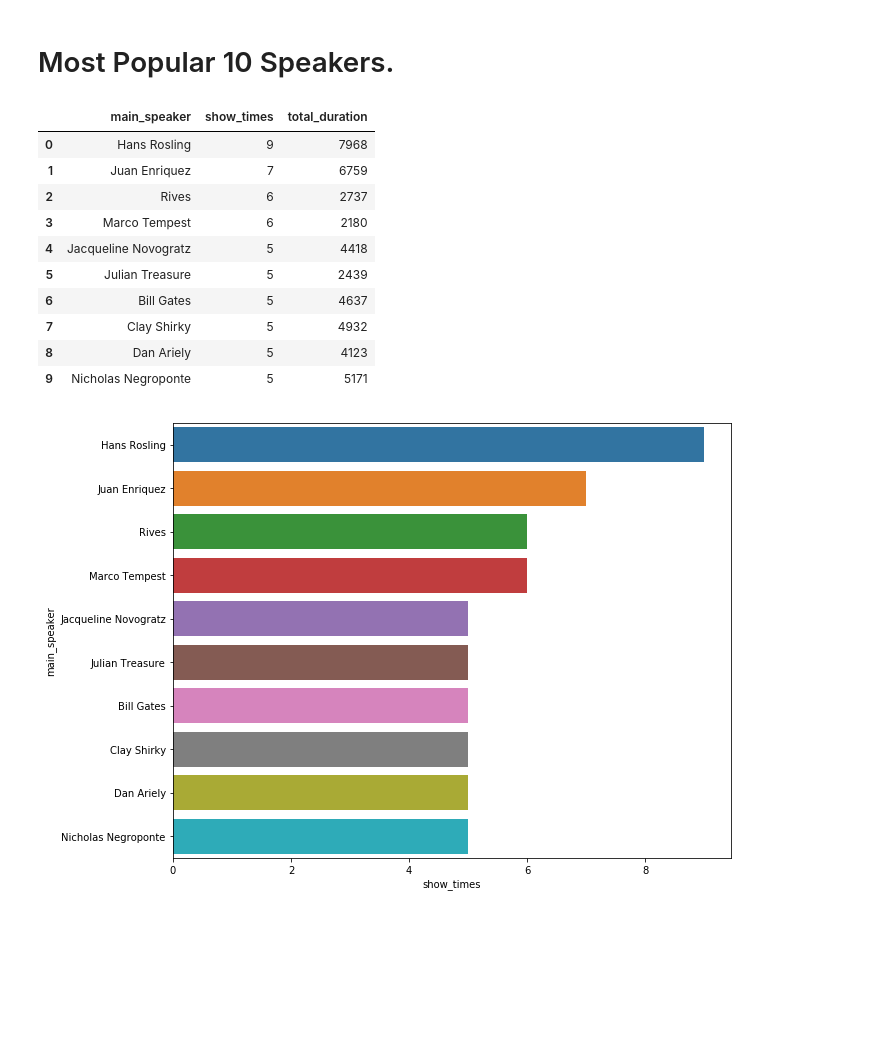
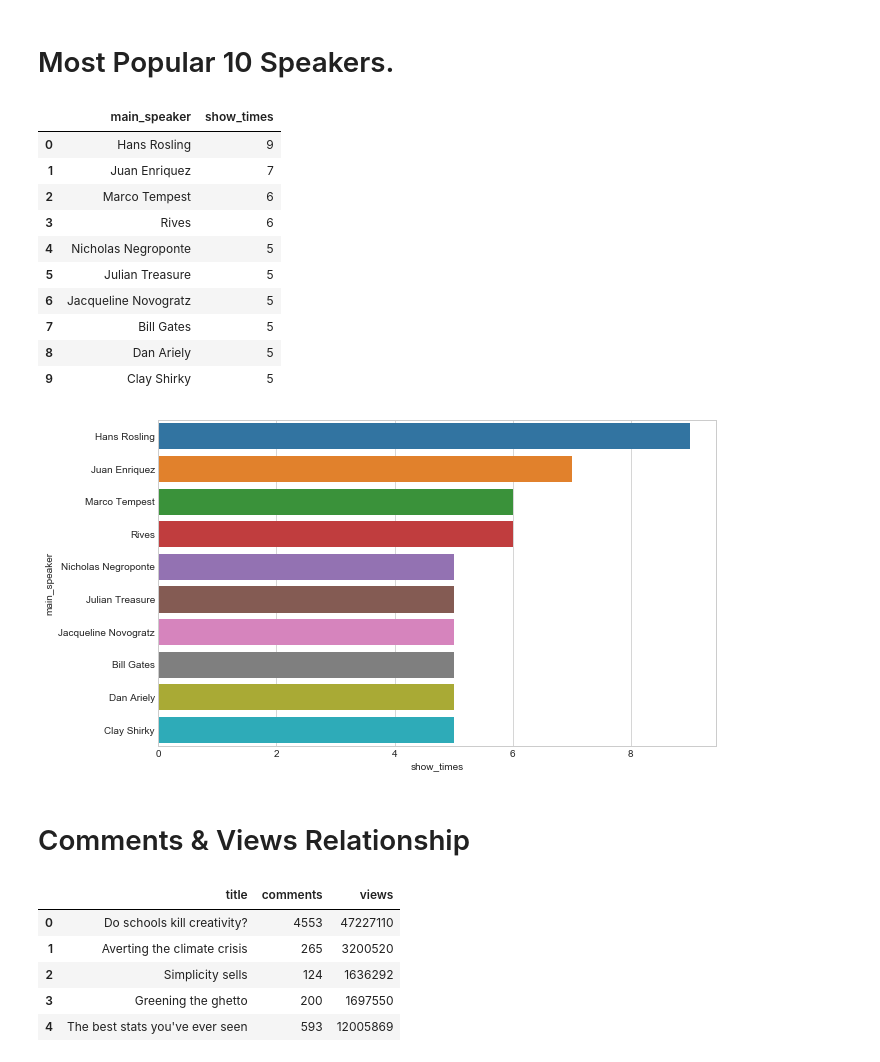
Before and after one commit to MengYao89/Data_Analysis, a Jupyter notebook: Real_World_Data_Analysis/TED_Talks/TED_Talk_Analysis.ipynb, the cells around one changed output. Cells and saved outputs as stored; diff of their text form; code cells hidden in the pictures; blank space fills up the shorter version.

```diff
--- a/Real_World_Data_Analysis/TED_Talks/TED_Talk_Analysis.ipynb
+++ b/Real_World_Data_Analysis/TED_Talks/TED_Talk_Analysis.ipynb
@@ -108,15 +104,0 @@ convert the Unix timestamps into a human readable format.
-# %%
-import datetime
-
-# timestamp to readable time transfer function
-def unix_data_to_normal(time_stamp):
-    return datetime.datetime.fromtimestamp(time_stamp).strftime('%Y/%m/%d')
-
-# transfer the film_date and published_date
-df['film_date'] = df['film_date'].apply(unix_data_to_normal)
-# df['film_date'] = df['film_date'].map(lambda x: datetime.datetime.fromtimestamp(x).strftime('%Y/%m/%d'))
-
-df['published_date'] = df['published_date'].apply(unix_data_to_normal)
-# df['published_date'] = df['published_date'].map(lambda x: datetime.datetime.fromtimestamp(x).strftime('%Y/%m/%d'))
-
-df.head()
@@ -153,4 +134,5 @@ pop_ted
 # %%
-plt.figure(figsize=(10,8))
+plt.figure(figsize=(10,6))
+sns.set_style("whitegrid")
 sns.barplot(x=pop_ted['views'], y=pop_ted['title']);
 # %% [output]
@@ -170,32 +152,40 @@ df[['views']].describe()
 # %% [markdown]
 # Most Popular 10 Speakers.
-# %%
-pop_speakers = df[['main_speaker', 'duration']]
-
-pop_10_speakers = pd.DataFrame({
-    'main_speaker': pop_speakers['main_speaker'].value_counts()[:10].index,
-    'show_times': pop_speakers['main_speaker'].value_counts()[:10].values
-})
-
-def get_total_time(name):
-    return sum(pop_speakers[(pop_speakers['main_speaker'] == name)]['duration'].values)
-
-pop_10_speakers['total_duration'] = [get_total_time(name) for name in pop_10_speakers['main_speaker']]
-pop_10_speakers
-# %% [output]
-|  | main_speaker | show_times | total_duration |
-| 0 | Hans Rosling | 9 | 7968 |
-| 1 | Juan Enriquez | 7 | 6759 |
-| 2 | Rives | 6 | 2737 |
-| 3 | Marco Tempest | 6 | 2180 |
-| 4 | Jacqueline Novogratz | 5 | 4418 |
-| 5 | Julian Treasure | 5 | 2439 |
-| 6 | Bill Gates | 5 | 4637 |
-| 7 | Clay Shirky | 5 | 4932 |
-| 8 | Dan Ariely | 5 | 4123 |
-| 9 | Nicholas Negroponte | 5 | 5171 |
+# %%
+# pandas.Series.value_counts
+
+pop_speakers = df['main_speaker'].value_counts()[:10]
+pop_10_speakers = pd.DataFrame({
+    'main_speaker': pop_speakers.index,
+    'show_times': pop_speakers.values
+})
+pop_10_speakers
+# %% [output]
+|  | main_speaker | show_times |
+| 0 | Hans Rosling | 9 |
+| 1 | Juan Enriquez | 7 |
+| 2 | Marco Tempest | 6 |
+| 3 | Rives | 6 |
+| 4 | Nicholas Negroponte | 5 |
+| 5 | Julian Treasure | 5 |
+| 6 | Jacqueline Novogratz | 5 |
+| 7 | Bill Gates | 5 |
+| 8 | Dan Ariely | 5 |
+| 9 | Clay Shirky | 5 |
 # %%
-plt.figure(figsize=(10,8))
+plt.figure(figsize=(10,6))
 sns.barplot(x=pop_10_speakers['show_times'], y=pop_10_speakers['main_speaker']);
 # %% [output]
-[figure, old version]
+[figure, new version]
+# %% [markdown]
+# Comments & Views Relationship
+# %%
+cvr = df[['title', 'comments', 'views']]
+cvr.head()
+# %% [output]
+|  | title | comments | views |
+| 0 | Do schools kill creativity? | 4553 | 47227110 |
+| 1 | Averting the climate crisis | 265 | 3200520 |
+| 2 | Simplicity sells | 124 | 1636292 |
+| 3 | Greening the ghetto | 200 | 1697550 |
+| 4 | The best stats you've ever seen | 593 | 12005869 |
```
Also changed, not shown: parts of 25 cells of this notebook, 1 other file.
